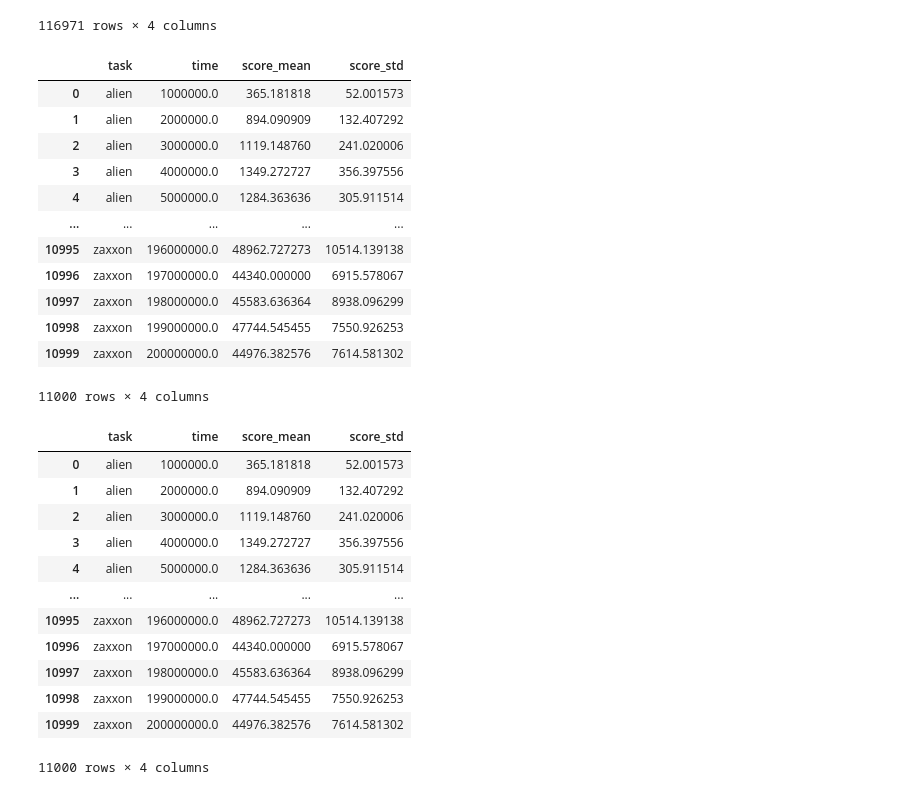
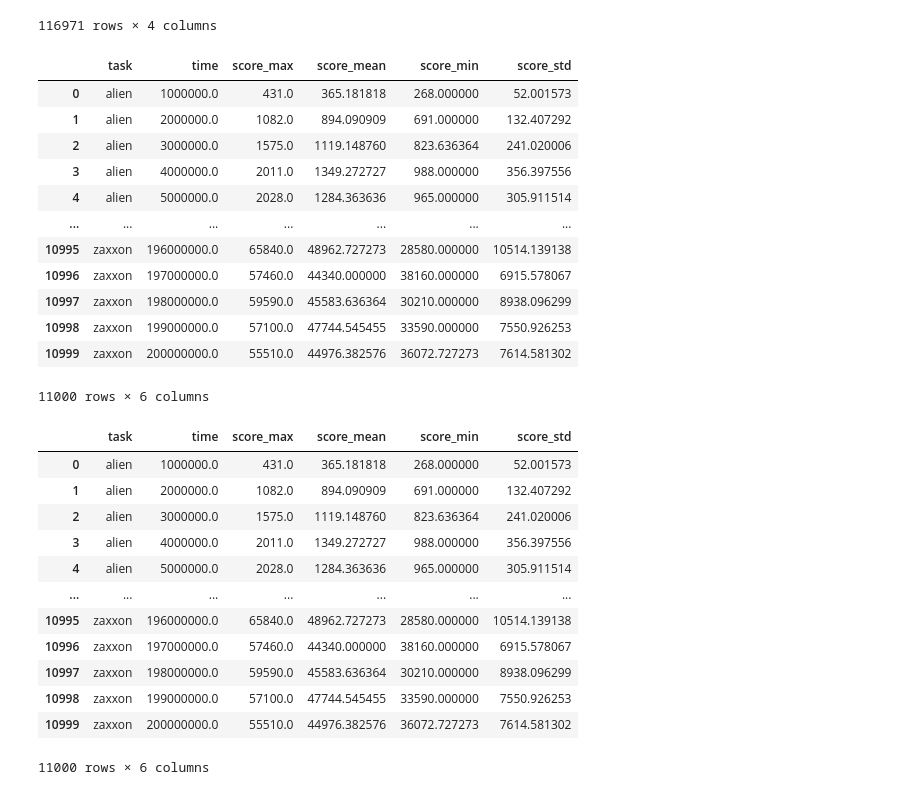
Before and after one commit to vitreusx/rsrch, a Jupyter notebook: thesis/analysis/Env Selection.ipynb, the cells around one changed output. Cells and saved outputs as stored; diff of their text form; code cells hidden in the pictures.

```diff
--- a/thesis/analysis/Env Selection.ipynb
+++ b/thesis/analysis/Env Selection.ipynb
@@ -73,40 +73,45 @@ df
 # %%
 g = df.groupby(["task", "time"])
 avg_df = pd.DataFrame.from_records(
-    {"score_mean": g["score"].mean(), "score_std": g["score"].std()}
+    {
+        "score_mean": g["score"].mean(),
+        "score_std": g["score"].std(),
+        "score_min": g["score"].min(),
+        "score_max": g["score"].max(),
+    }
 )
 avg_df.reset_index(inplace=True)
 avg_df
 # %% [output]
-|  | task | time | score_mean | score_std |
-| 0 | alien | 1000000.0 | 365.181818 | 52.001573 |
-| 1 | alien | 2000000.0 | 894.090909 | 132.407292 |
-| 2 | alien | 3000000.0 | 1119.148760 | 241.020006 |
-| 3 | alien | 4000000.0 | 1349.272727 | 356.397556 |
-| 4 | alien | 5000000.0 | 1284.363636 | 305.911514 |
-| ... | ... | ... | ... | ... |
-| 10995 | zaxxon | 196000000.0 | 48962.727273 | 10514.139138 |
-| 10996 | zaxxon | 197000000.0 | 44340.000000 | 6915.578067 |
-| 10997 | zaxxon | 198000000.0 | 45583.636364 | 8938.096299 |
-| 10998 | zaxxon | 199000000.0 | 47744.545455 | 7550.926253 |
-| 10999 | zaxxon | 200000000.0 | 44976.382576 | 7614.581302 |
+|  | task | time | score_max | score_mean | score_min | score_std |
+| 0 | alien | 1000000.0 | 431.0 | 365.181818 | 268.000000 | 52.001573 |
+| 1 | alien | 2000000.0 | 1082.0 | 894.090909 | 691.000000 | 132.407292 |
+| 2 | alien | 3000000.0 | 1575.0 | 1119.148760 | 823.636364 | 241.020006 |
+| 3 | alien | 4000000.0 | 2011.0 | 1349.272727 | 988.000000 | 356.397556 |
+| 4 | alien | 5000000.0 | 2028.0 | 1284.363636 | 965.000000 | 305.911514 |
+| ... | ... | ... | ... | ... | ... | ... |
+| 10995 | zaxxon | 196000000.0 | 65840.0 | 48962.727273 | 28580.000000 | 10514.139138 |
+| 10996 | zaxxon | 197000000.0 | 57460.0 | 44340.000000 | 38160.000000 | 6915.578067 |
+| 10997 | zaxxon | 198000000.0 | 59590.0 | 45583.636364 | 30210.000000 | 8938.096299 |
+| 10998 | zaxxon | 199000000.0 | 57100.0 | 47744.545455 | 33590.000000 | 7550.926253 |
+| 10999 | zaxxon | 200000000.0 | 55510.0 | 44976.382576 | 36072.727273 | 7614.581302 |
-11000 rows × 4 columns
+11000 rows × 6 columns
 # %%
 avg_df
 # %% [output]
-|  | task | time | score_mean | score_std |
-| 0 | alien | 1000000.0 | 365.181818 | 52.001573 |
-| 1 | alien | 2000000.0 | 894.090909 | 132.407292 |
-| 2 | alien | 3000000.0 | 1119.148760 | 241.020006 |
-| 3 | alien | 4000000.0 | 1349.272727 | 356.397556 |
-| 4 | alien | 5000000.0 | 1284.363636 | 305.911514 |
-| ... | ... | ... | ... | ... |
-| 10995 | zaxxon | 196000000.0 | 48962.727273 | 10514.139138 |
-| 10996 | zaxxon | 197000000.0 | 44340.000000 | 6915.578067 |
-| 10997 | zaxxon | 198000000.0 | 45583.636364 | 8938.096299 |
-| 10998 | zaxxon | 199000000.0 | 47744.545455 | 7550.926253 |
-| 10999 | zaxxon | 200000000.0 | 44976.382576 | 7614.581302 |
+|  | task | time | score_max | score_mean | score_min | score_std |
+| 0 | alien | 1000000.0 | 431.0 | 365.181818 | 268.000000 | 52.001573 |
+| 1 | alien | 2000000.0 | 1082.0 | 894.090909 | 691.000000 | 132.407292 |
+| 2 | alien | 3000000.0 | 1575.0 | 1119.148760 | 823.636364 | 241.020006 |
+| 3 | alien | 4000000.0 | 2011.0 | 1349.272727 | 988.000000 | 356.397556 |
+| 4 | alien | 5000000.0 | 2028.0 | 1284.363636 | 965.000000 | 305.911514 |
+| ... | ... | ... | ... | ... | ... | ... |
+| 10995 | zaxxon | 196000000.0 | 65840.0 | 48962.727273 | 28580.000000 | 10514.139138 |
+| 10996 | zaxxon | 197000000.0 | 57460.0 | 44340.000000 | 38160.000000 | 6915.578067 |
+| 10997 | zaxxon | 198000000.0 | 59590.0 | 45583.636364 | 30210.000000 | 8938.096299 |
+| 10998 | zaxxon | 199000000.0 | 57100.0 | 47744.545455 | 33590.000000 | 7550.926253 |
+| 10999 | zaxxon | 200000000.0 | 55510.0 | 44976.382576 | 36072.727273 | 7614.581302 |
-11000 rows × 4 columns
+11000 rows × 6 columns
 # %%
 tasks_100k = ["_".join(s.lower() for s in env_id.split()) for env_id in ATARI_100k]
 df_6m = avg_df[(avg_df["time"] <= 6e6) & (avg_df["task"].isin(tasks_100k))]
```
Also changed, not shown: parts of 1 cell of this notebook, 15 other files.
